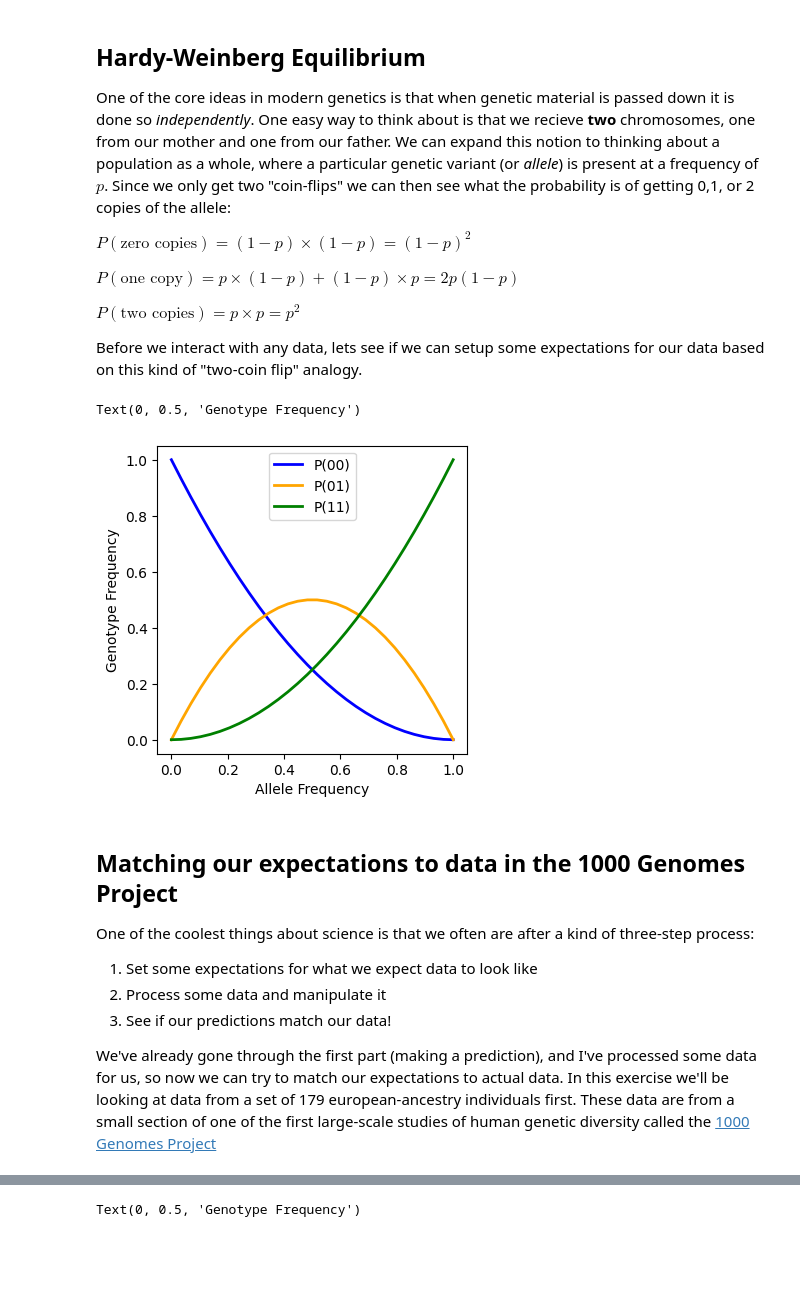
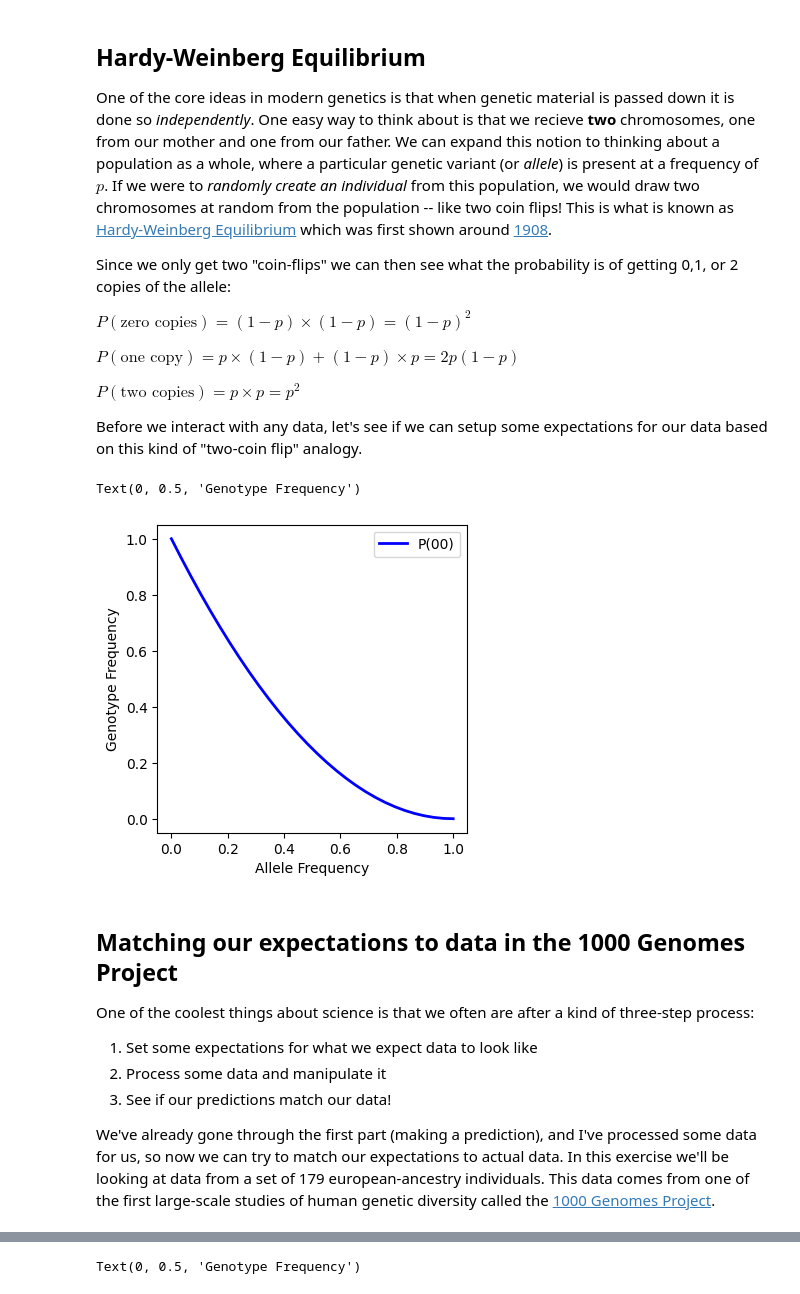
Before and after one commit to aabiddanda/comp_bio_demo_2024, a Jupyter notebook: compbio_demo.ipynb, the cells around one changed output, grey strips where cells are left out. Drawn from its saved outputs; the diff is of its cells as text; code cells hidden in the pictures; blank space fills up the shorter version.

```diff
--- a/compbio_demo.ipynb
+++ b/compbio_demo.ipynb
@@ -18,7 +18,9 @@ import matplotlib.pyplot as plt
 # %% [markdown]
 ## Hardy-Weinberg Equilibrium
 
-One of the core ideas in modern genetics is that when genetic material is passed down it is done so *independently*. One easy way to think about is that we recieve **two** chromosomes, one from our mother and one from our father. We can expand this notion to thinking about a population as a whole, where a particular genetic variant (or *allele*) is present at a frequency of $p$. Since we only get two "coin-flips" we can then see what the probability is of getting 0,1, or 2 copies of the allele:
+One of the core ideas in modern genetics is that when genetic material is passed down it is done so *independently*. One easy way to think about is that we recieve **two** chromosomes, one from our mother and one from our father. We can expand this notion to thinking about a population as a whole, where a particular genetic variant (or *allele*) is present at a frequency of $p$. If we were to *randomly create an individual* from this population, we would draw two chromosomes at random from the population -- like two coin flips! This is what is known as [Hardy-Weinberg Equilibrium](https://en.wikipedia.org/wiki/Hardy%E2%80%93Weinberg_principle) which was first shown around [1908](https://www.ncbi.nlm.nih.gov/pmc/articles/PMC2475721/).
+
+Since we only get two "coin-flips" we can then see what the probability is of getting 0,1, or 2 copies of the allele:
 
 $P(\text{zero copies}) = (1 - p) \times (1 - p) = (1 - p)^2$
 
@@ -26,28 +28,31 @@ $P(\text{one copy}) = p\times (1-p) + (1 - p)\times p = 2p(1-p)$
 
 $P(\text{two copies}) = p\times p = p^2$
 
-
-Before we interact with any data, lets see if we can setup some expectations for our data based on this kind of "two-coin flip" analogy.
+Before we interact with any data, let's see if we can setup some expectations for our data based on this kind of "two-coin flip" analogy.
 # %%
 def hardy_weinberg(p):
     """Provide genotype frequencies assuming allele frequencies."""
     assert (p >= 0.0) and (p <= 1.0)
-    return (1-p)**2, 2*p*(1-p), p**2
+    p00 = (1-p)**2
+    p01 = p # NOTE: this is incorrect - make sure we fix this based on the above equations!
+    p11 = p # NOTE: this is incorrect - make sure we fix this based on the above equations!
+    return p00, p01, p11
 # %%
 fig, ax = plt.subplots(1,1,figsize=(4,4))
 
 # Setup a linear space of allele frequencies
 ps = np.linspace(0.0, 1.0, 30)
+# This makes the matrix of expected genotype frequencies ...
 geno_exp = np.array([hardy_weinberg(p) for p in ps])
 ax.plot(ps, geno_exp[:,0], lw=2, label='P(00)', color='blue')
-ax.plot(ps, geno_exp[:,1], lw=2, label='P(01)', color='orange')
-ax.plot(ps, geno_exp[:,2], lw=2, label='P(11)', color='green')
+# ax.plot(ps, geno_exp[:,2], lw=2, label='P(11)', color='green')
+# ax.plot(ps, geno_exp[:,1], lw=2, label='P(01)', color='orange')
 ax.legend()
 ax.set_xlabel('Allele Frequency')
 ax.set_ylabel('Genotype Frequency')
 # %% [output]
 Text(0, 0.5, 'Genotype Frequency')
-[figure, old version]
+[figure, new version]
 # %% [markdown]
 ## Matching our expectations to data in the 1000 Genomes Project
 
@@ -57,7 +62,7 @@ One of the coolest things about science is that we often are after a kind of thr
 2. Process some data and manipulate it
 3. See if our predictions match our data!
 
-We've already gone through the first part (making a prediction), and I've processed some data for us, so now we can try to match our expectations to actual data. In this exercise we'll be looking at data from a set of 179 european-ancestry individuals first. These data are from a small section of one of the first large-scale studies of human genetic diversity called the [1000 Genomes Project](https://www.internationalgenome.org/)
+We've already gone through the first part (making a prediction), and I've processed some data for us, so now we can try to match our expectations to actual data. In this exercise we'll be looking at data from a set of 179 european-ancestry individuals. This data comes from one of the first large-scale studies of human genetic diversity called the [1000 Genomes Project](https://www.internationalgenome.org/).
 # %%
 # Loading in the data
 data = np.load('data/npz_files/ceu.chr22.1kg_phase3.ld_pruned.npz')
```
Also changed, not shown: parts of 9 cells of this notebook.
